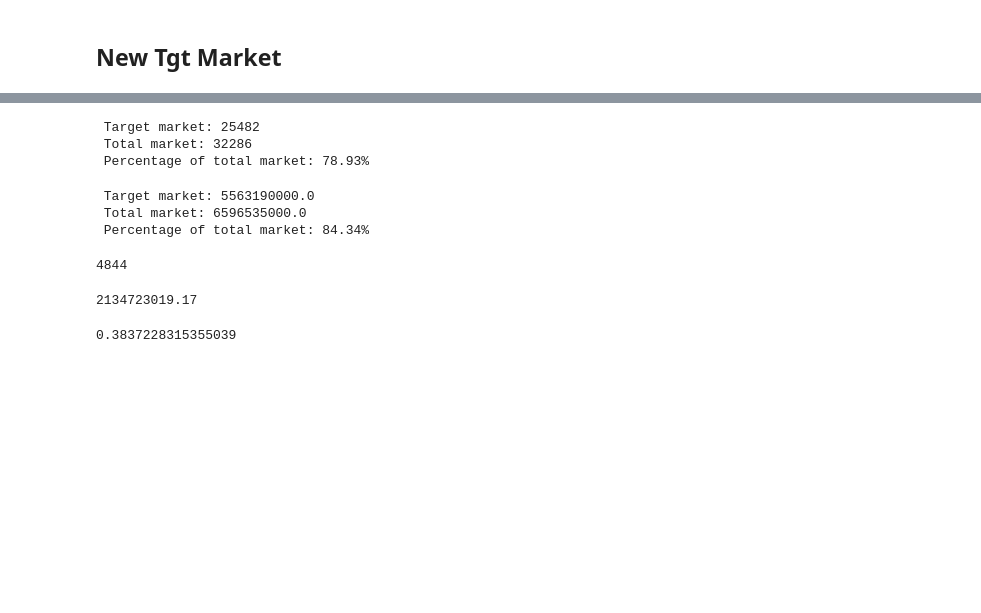
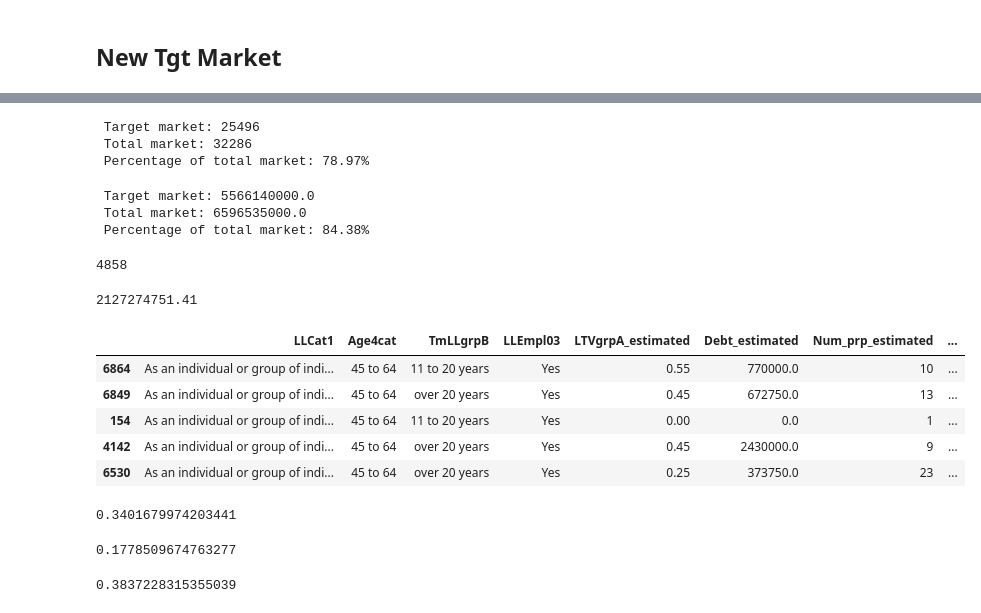
Before and after one commit to sam-hatley/landlord-data, a Jupyter notebook: corporate.ipynb, the cells around one changed output, grey strips where cells are left out. Drawn from its saved outputs; the diff is of its cells as text; code cells hidden in the pictures; blank space fills up the shorter version.

```diff
--- a/corporate.ipynb
+++ b/corporate.ipynb
@@ -457,7 +443,8 @@ def est_cap_gains(years_owned, num_prps, mkt_val):
     cg_total = round(max(0, mkt_val - orig_mkt) * 0.28, 2)
 
 
-    return cg_avg - 1, cg_avg, orig_mkt, cg_total
+    # return cg_avg - 1, cg_avg, orig_mkt, cg_total
+    return cg_total
 
 
 
@@ -474,7 +461,9 @@ Putting the important vars into a new df
 # %%
 df_test = df[[
     'LLCat1',
+    'Age4cat',
     'TmLLgrpB',
+    'LLEmpl03',
     # 'LTVgrpA',
     'LTVgrpA_estimated',
     'Debt_estimated',
@@ -523,28 +512,48 @@ mkt_prps = df['Num_prp_estimated'].sum()
 
 print(f" Target market: {tgt_mkt_prps} \n Total market: {mkt_prps} \n Percentage of total market: {round((tgt_mkt_prps/mkt_prps)*100,2)}%")
 # %% [output]
- Target market: 25482
+ Target market: 25496
  Total market: 32286
- Percentage of total market: 78.93%
+ Percentage of total market: 78.97%
 # %%
 tgt_mkt_val = tgt_mkt['mkt_val_est_result'].sum()
 mkt_val = df_test['mkt_val_est_result'].sum()
 
 print(f" Target market: {tgt_mkt_val} \n Total market: {mkt_val} \n Percentage of total market: {round((tgt_mkt_val/mkt_val)*100,2)}%")
 # %% [output]
- Target market: 5563190000.0
+ Target market: 5566140000.0
  Total market: 6596535000.0
- Percentage of total market: 84.34%
+ Percentage of total market: 84.38%
 # %%
 len(tgt_mkt)
 # %% [output]
-4844
+4858
 # %%
 available_lending = round(tgt_mkt['total_lending'].sum(), 2)
 
 available_lending
 # %% [output]
-2134723019.17
+2127274751.41
+# %%
+df_fulltime = tgt_mkt[df_test['LLEmpl03'].isin(['Yes'])]
+fulltime_lending = round(df_fulltime['total_lending'].sum(), 2)
+# %%
+df_fulltime.sample(5)
+# %% [output]
+|  | LLCat1 | Age4cat | TmLLgrpB | LLEmpl03 | LTVgrpA_estimated | Debt_estimated | Num_prp_estimated | ... |
+| 6864 | As an individual or group of indi... | 45 to 64 | 11 to 20 years | Yes | 0.55 | 770000.0 | 10 | ... |
+| 6849 | As an individual or group of indi... | 45 to 64 | over 20 years | Yes | 0.45 | 672750.0 | 13 | ... |
+| 154 | As an individual or group of indi... | 45 to 64 | 11 to 20 years | Yes | 0.00 | 0.0 | 1 | ... |
+| 4142 | As an individual or group of indi... | 45 to 64 | over 20 years | Yes | 0.45 | 2430000.0 | 9 | ... |
+| 6530 | As an individual or group of indi... | 45 to 64 | over 20 years | Yes | 0.25 | 373750.0 | 23 | ... |
+# %%
+fulltime_lending / available_lending
+# %% [output]
+0.3401679974203441
+# %%
+len(df_fulltime)/len(tgt_mkt)
+# %% [output]
+0.1778509674763277
 # %%
 available_lending / tgt_mkt_val
 # %% [output]
```
Also changed, not shown: parts of 17 cells of this notebook.
